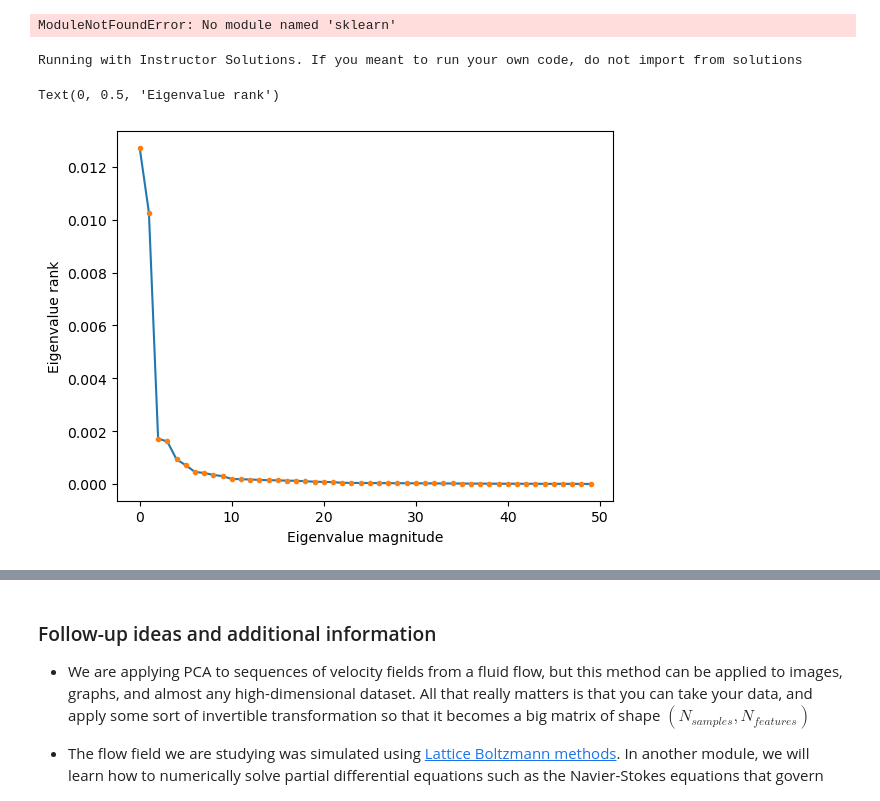
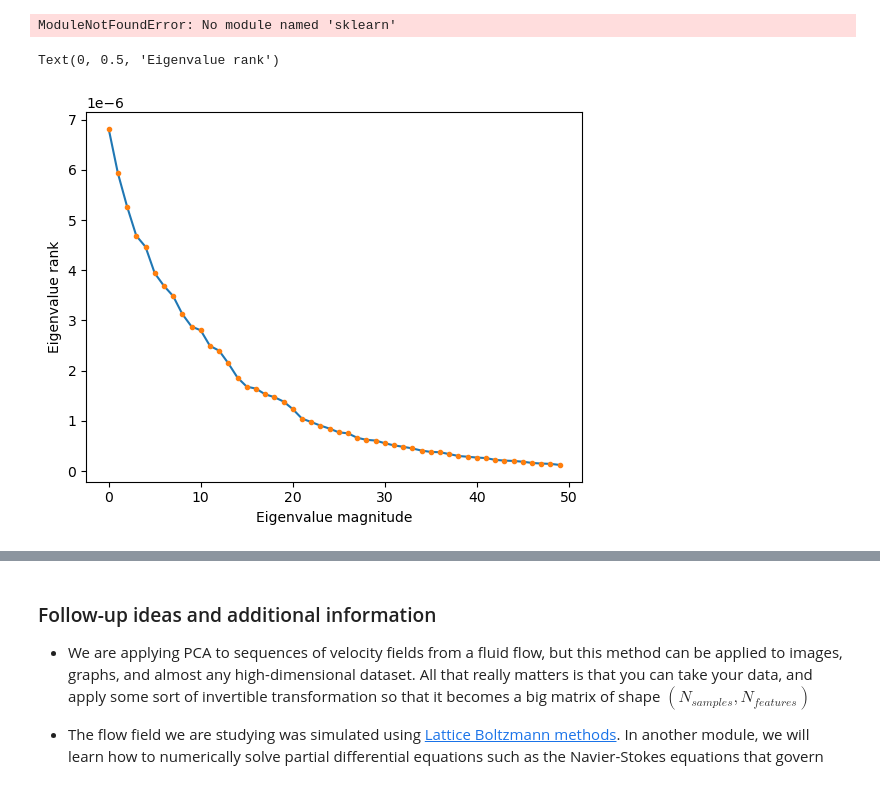
Before and after one commit to starmallow/PHY_329, a Jupyter notebook: HW03_matrices_unsupervised_learning.ipynb, the cells around one changed output, grey strips where cells are left out. Drawn from its saved outputs; the diff is of its cells as text; code cells hidden in the pictures.

```diff
--- a/HW03_matrices_unsupervised_learning.ipynb
+++ b/HW03_matrices_unsupervised_learning.ipynb
@@ -608,13 +503,13 @@ import urllib.request # Import requests module (downloads remote files)
 
 Re = 300 # Reynolds number, change this to 300, 600, 900, 1200
 
-fpath = f"../resources/von_karman_street/vortex_street_velocities_Re_{Re}.npz"
+fpath = f"/resources/von_karman_street/vortex_street_velocities_Re_{Re}.npz"
 if not os.path.exists(fpath):
     print("Data file not found, downloading now.")
     print("If this fails, please download manually through your browser")
 
     ## Make a directory for the data file and then download to it
-    os.makedirs("../resources/von_karman_street/", exist_ok=True)
+    os.makedirs("/resources/von_karman_street/", exist_ok=True)
     url = f'https://github.com/williamgilpin/cphy/raw/main/resources/von_karman_street/vortex_street_velocities_Re_{Re}.npz'
     urllib.request.urlretrieve(url, fpath)
 else:
@@ -922,26 +649,25 @@ ModuleNotFoundError: No module named 'sklearn'
 # %%
 data = np.copy(vort_field)[::3, ::2, ::2] # subsample data to reduce compute load
 data = data.astype('float64') #Numpy linalg doesn't handle float16
 data_reshaped = np.reshape(data, (data.shape[0], -1))
 
 model = PrincipalComponents()
 # model = PCA()
 
 data_transformed = model.fit_transform(data_reshaped)
 principal_components = np.reshape(
     model.components_, (model.components_.shape[0], data.shape[1], data.shape[2])
 )
 
 ## Look at skree plot, and identify the "elbow" indicating low dimensionality
 plt.figure()
-plt.plot(model.singular_values_[:50])
-plt.plot(model.singular_values_[:50], '.')
+plt.plot(model.singular_values_[50:100])
+plt.plot(model.singular_values_[50:100], '.')
 plt.xlabel("Eigenvalue magnitude")
 plt.ylabel("Eigenvalue rank")
 # %% [output]
-Running with Instructor Solutions. If you meant to run your own code, do not import from solutions
+Text(0, 0.5, 'Eigenvalue rank')
-Text(0, 0.5, 'Eigenvalue rank')
-[figure, old version]
+[figure, new version]
 # %%
 
 ## Plot the principal components
```
Also changed, not shown: parts of 20 cells of this notebook.
